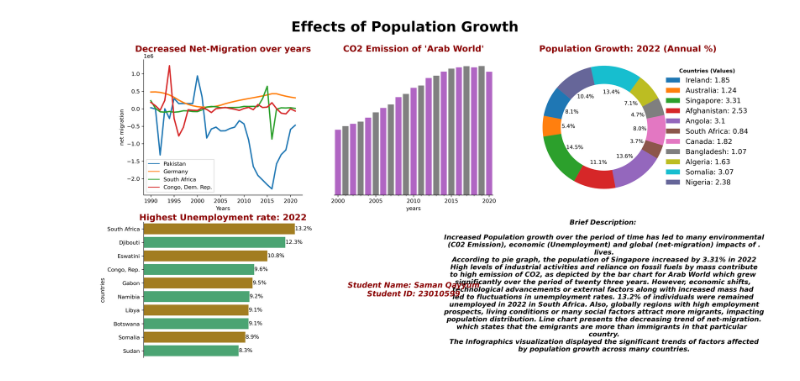
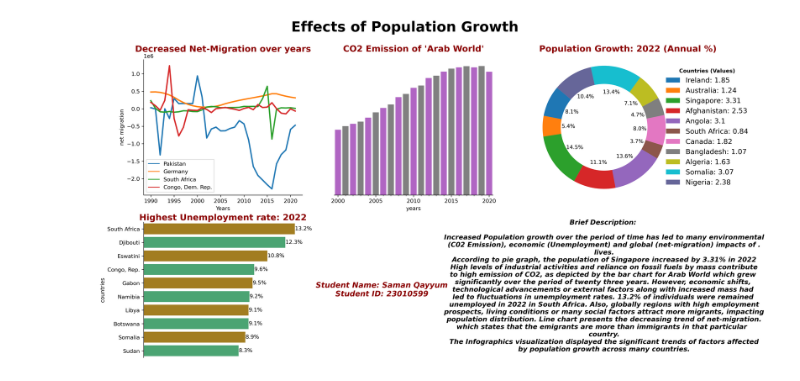
Before and after one commit to samanqayyum/dhv, a Jupyter notebook: 23010599.ipynb, the cells around one changed output. Drawn from its saved outputs; the diff is of its cells as text; code cells hidden in the pictures.

```diff
--- a/23010599.ipynb
+++ b/23010599.ipynb
@@ -333,7 +333,7 @@ def display_text():
         "Student ID: 23010599"
 
     # Adjust text font, fontsize and position
-    plt.text(0.5, 0.5, text, ha='center', va='center', fontsize=14,
+    plt.text(0.3, 0.5, text, ha='center', va='center', fontsize=14,
              color='darkred', fontstyle='italic', fontweight='bold')
 
     # Turn off axis for this subplot
@@ -354,31 +354,31 @@ C_Years_df, C_countries_df = read_world_bank_data("CO2_Emission.csv")
 U_Years_df, U_countries_df = read_world_bank_data("Unemployment.csv")
 
 
 # sns.set_theme()
 
 # create infographics figure
 fig = plt.figure(figsize=(18, 10), dpi=300)
 fig.tight_layout()
 
 # select the grid size
 grid = GridSpec(2, 3, width_ratios=[1, 1, 1], height_ratios=[1, 1])
 
 # Call the function to create the pie chart of population growth
 create_pie_chart(grid, P_countries_df)
 
 # Call the function to create the line chart of net migration
 line_plot(grid, M_Years_df,
           "Decreased Net-Migration over years", "net migration")
 
 # Call the function to create the bar chart of Unemployment rate
 bar_plot(grid, U_countries_df,
          "Highest Unemployment rate: 2022", "countries")
 
 # Call the function to create the bar chart of CO2 emission
 bar_plot2(grid, C_countries_df, "CO2 Emission of 'Arab World'", "years")
 
 # display the text and show the infographics
 display_text()
 plt.show()
 # %% [output]
-[figure, old version]
+[figure, new version]
```
Also changed, not shown: 2 other files.
